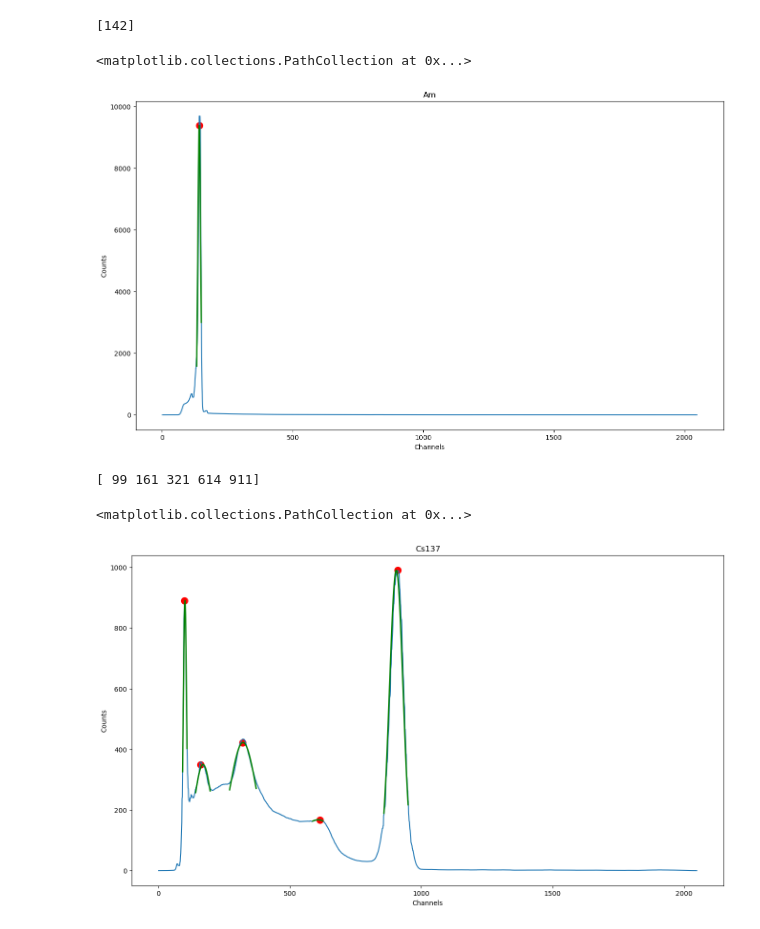
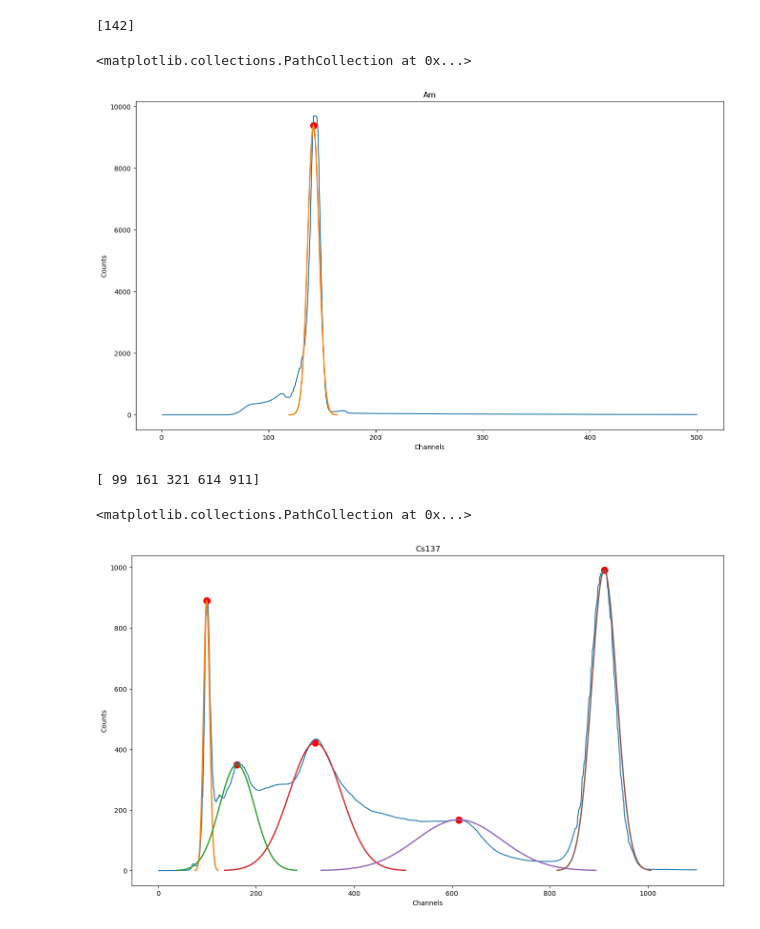
Before and after one commit to ajlekcahdp4/general-physics-labs, a Jupyter notebook: quantum-physics/5-5/5-5.ipynb, the cells around one changed output. Drawn from its saved outputs; the diff is of its cells as text; code cells hidden in the pictures.

```diff
--- a/quantum-physics/5-5/5-5.ipynb
+++ b/quantum-physics/5-5/5-5.ipynb
@@ -13,9 +13,9 @@ def readCSV(Filename):
         return Channels, Counts
 # %%
 def plot (X, Y):
-    plt.plot(X, Y, color='green', linewidth=2)
+    plt.plot(X, Y, linewidth=2)
 
-def processPeak(Counts, PeakX, Idx, RHeight):
+def processPeak(Channels, Counts, PeaksX, Idx, RHeight):
     WidthsHalf, _, LeftIps ,RightIps = sp.signal.peak_widths(Counts, PeaksX, rel_height=RHeight)
     ForGaussX = Channels[int(LeftIps[Idx]) : int(RightIps[Idx])]
     ForGaussY = Counts[int(LeftIps[Idx]) : int(RightIps[Idx])]
@@ -25,10 +25,14 @@ def processPeak(Counts, PeakX, Idx, RHeight):
     Params, Covariance = sp.optimize.curve_fit(Gauss, Xdata, Ydata)
     FitA = Params[0]
     FitB = Params[1]
-    FitY = Gauss(Xdata, FitA, FitB)
-    plot(ForGaussX, FitY)
-    I = np.where(Xdata == 0)
-    return FitY[I]
+    N = 0
+    while Gauss(N, FitA, FitB) > 1:
+        N += 1
+    FitY = Gauss(np.asarray([i for i in range (-N, N)]), FitA, FitB)
+    X = [PeaksX[Idx] + i for i in range (-N, N)]
+
+    plot(X, FitY)
+    return max(FitY)
 # %%
 Channels, Counts = readCSV('co60.csv')
 Counts = sp.signal.medfilt(sp.signal.wiener(Counts, mysize=41), 7)
@@ -53,6 +57,7 @@ plt.scatter(PeaksX, Maxes, color='red', s=100)
 # %%
 Channels, Counts = readCSV('Am.csv')
 Counts = sp.signal.medfilt(sp.signal.wiener(Counts, mysize=41), 7)
+Channels, Counts= Channels[:500], Counts[:500]
 
 plt.figure(figsize=[16, 9])
 plt.title("Am")
@@ -63,35 +68,36 @@ plt.plot(Channels, Counts)
 PeaksX, _ = sp.signal.find_peaks(Counts, prominence=20, width=10)
 print(PeaksX)
 Maxes = []
-Maxes.append(processPeak(Counts, PeaksX, 0, 0.8))
+Maxes.append(processPeak(Channels,Counts, PeaksX, 0, 0.8))
 plt.scatter(PeaksX, Maxes, color='red', s=100)
 # %% [output]
 [142]
 <matplotlib.collections.PathCollection at 0x...>
-[figure, old version]
+[figure, new version]
 # %%
 Channels, Counts = readCSV('cs137.csv')
 Counts = sp.signal.medfilt(sp.signal.wiener(Counts, mysize=41), 7)
+Channels, Counts= Channels[:1100], Counts[:1100]
 
 plt.figure(figsize=[16, 9])
 plt.title("Cs137")
 plt.xlabel("Channels")
 plt.ylabel("Counts")
 plt.plot(Channels, Counts)
 
 PeaksX, _ = sp.signal.find_peaks(Counts, prominence=5, width=10)
 print(PeaksX)
 Maxes = []
-Maxes.append(processPeak(Counts, PeaksX, 0, 0.6))
-Maxes.append(processPeak(Counts, PeaksX, 1, 0.95))
-Maxes.append(processPeak(Counts, PeaksX, 2, 0.7))
-Maxes.append(processPeak(Counts, PeaksX, 3, 0.8))
-Maxes.append(processPeak(Counts, PeaksX, 4, 0.8))
+Maxes.append(processPeak(Channels,Counts, PeaksX, 0, 0.6))
+Maxes.append(processPeak(Channels,Counts, PeaksX, 1, 0.95))
+Maxes.append(processPeak(Channels,Counts, PeaksX, 2, 0.7))
+Maxes.append(processPeak(Channels,Counts, PeaksX, 3, 0.8))
+Maxes.append(processPeak(Channels,Counts, PeaksX, 4, 0.8))
 plt.scatter(PeaksX, Maxes, color='red', s=100)
 # %% [output]
 [ 99 161 321 614 911]
 <matplotlib.collections.PathCollection at 0x...>
-[figure, old version]
+[figure, new version]
 # %%
 Channels, Counts = readCSV('Eu.csv')
 Counts = sp.signal.medfilt(sp.signal.wiener(Counts, mysize=41), 7)
```
Also changed, not shown: parts of 2 cells of this notebook.
